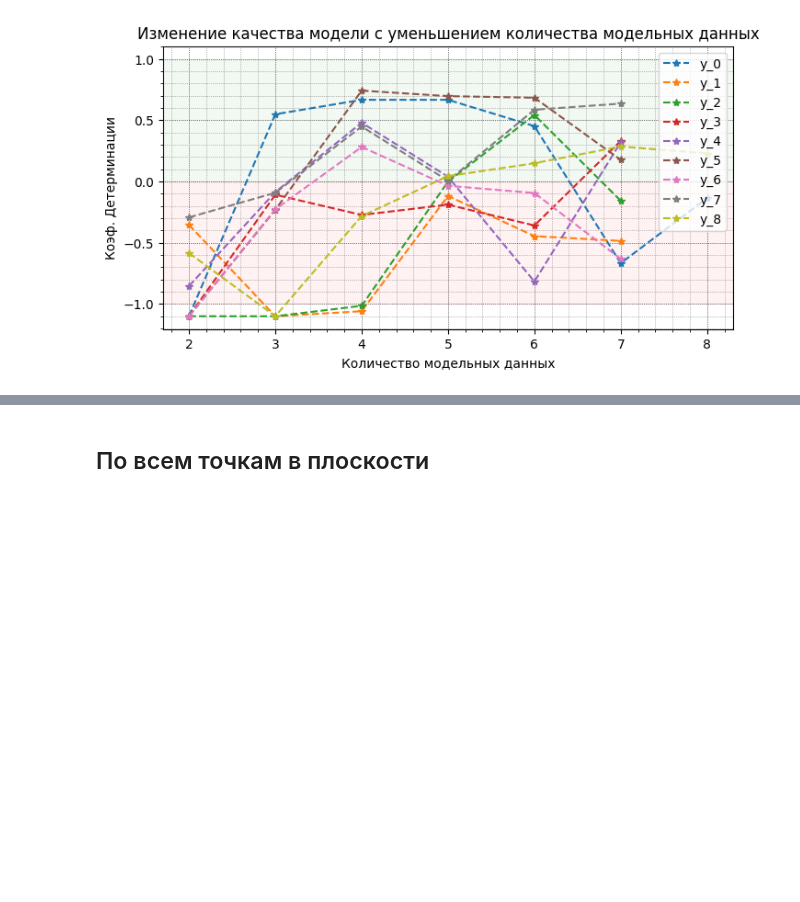
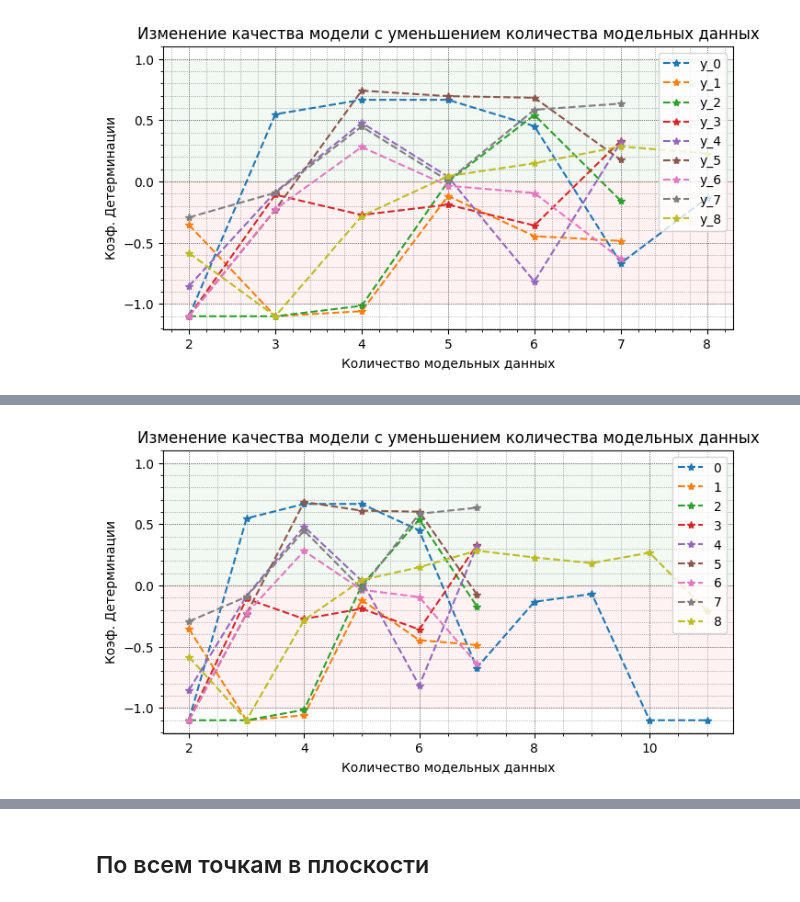
Before and after one commit to MrPain-hub/kriging_for_plaxis, a Jupyter notebook: for_jupy/колич_точек_по_X_и_Y.ipynb, the cells around one changed output, grey strips where cells are left out. Cells and saved outputs as stored; diff of their text form; code cells hidden in the pictures; blank space fills up the shorter version.

```diff
--- a/for_jupy/колич_точек_по_X_и_Y.ipynb
+++ b/for_jupy/колич_точек_по_X_и_Y.ipynb
@@ -146,5 +96,8 @@ array([[10, 11, 12],
 # %%
 def my_R2(y_true, y_pred, y_mean):
+    """
+    R2 в котором mse считается относительно среднего здачения тренировочных данных, а не тестовых данных
+    """
     mse1 = mean_squared_error(y_true, y_pred)
     mse2 = mean_squared_error(y_true, [y_mean] * y_true.shape[0])
     return 1 - mse1/mse2
@@ -555,0 +567,5 @@ plt.show()
+# %%
+R2Func = R2FunctionForKrigin(group_E.query('group == 65'))
+R2Func.show_func(list_y)
+# %% [output]
+[figure, added]
```
Also changed, not shown: parts of 21 cells of this notebook, 3 other files.
